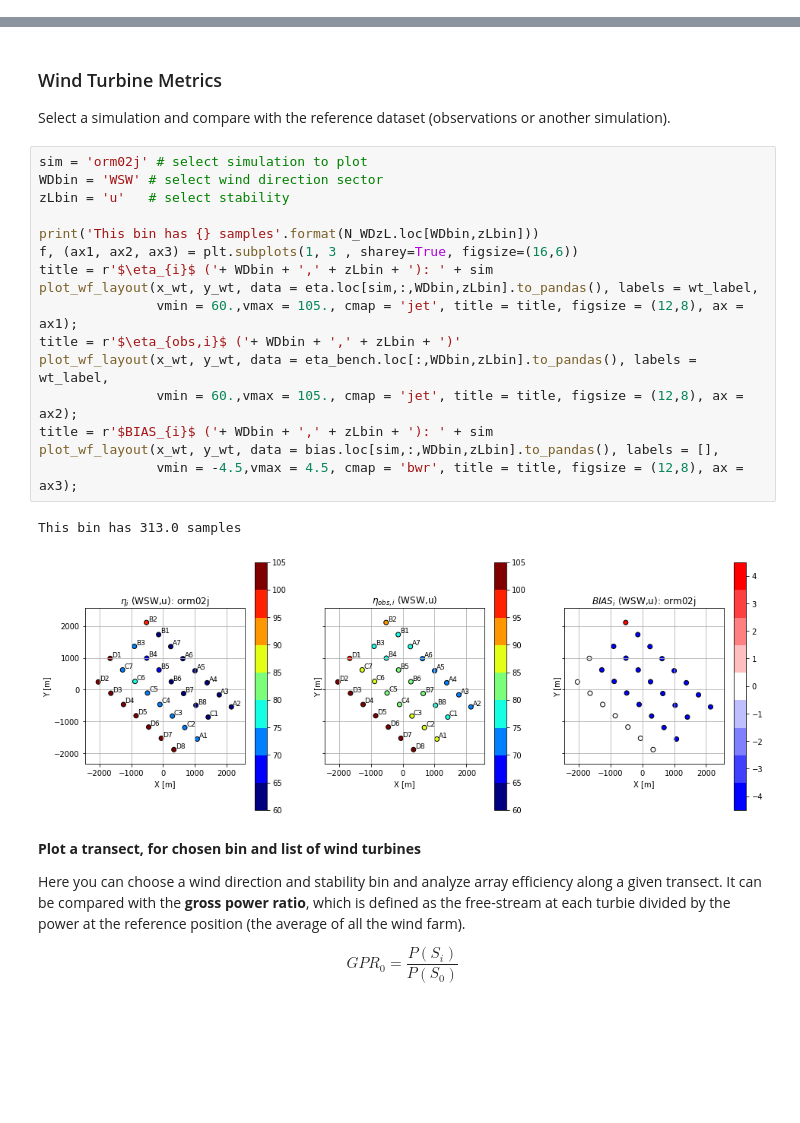
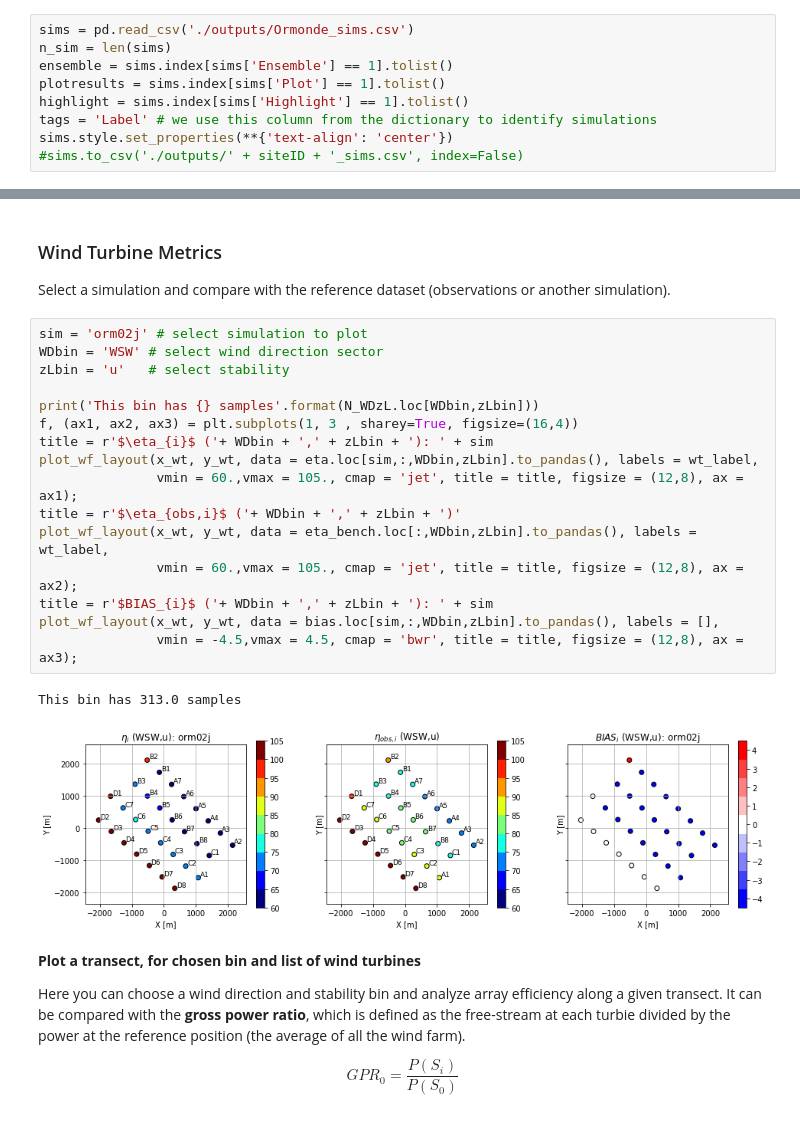
Before and after one commit to CENER-EPR/OWAbench, a Jupyter notebook: Ormonde/Ormonde_ArrayEfficiency.ipynb, the cells around one changed output, grey strips where cells are left out. Saved outputs shown, nothing was run; the diff lists cells and outputs as text; blank space fills up the shorter version.

Commit message:
Simulation table now read from csv input file in /outputs

```diff
--- a/Ormonde/Ormonde_ArrayEfficiency.ipynb
+++ b/Ormonde/Ormonde_ArrayEfficiency.ipynb
@@ -109,0 +40,9 @@ sims.style.set_properties(**{'text-align': 'center'})
+# %%
+sims = pd.read_csv('./outputs/Ormonde_sims.csv')
+n_sim = len(sims)
+ensemble = sims.index[sims['Ensemble'] == 1].tolist()
+plotresults = sims.index[sims['Plot'] == 1].tolist()
+highlight = sims.index[sims['Highlight'] == 1].tolist()
+tags = 'Label' # we use this column from the dictionary to identify simulations
+sims.style.set_properties(**{'text-align': 'center'})
+#sims.to_csv('./outputs/' + siteID + '_sims.csv', index=False)
@@ -422,22 +362,22 @@ Select a simulation and compare with the reference dataset (observations or anot
 # %%
 sim = 'orm02j' # select simulation to plot
 WDbin = 'WSW' # select wind direction sector
 zLbin = 'u'   # select stability
 
 print('This bin has {} samples'.format(N_WDzL.loc[WDbin,zLbin]))
-f, (ax1, ax2, ax3) = plt.subplots(1, 3 , sharey=True, figsize=(16,6))
+f, (ax1, ax2, ax3) = plt.subplots(1, 3 , sharey=True, figsize=(16,4))
 title = r'$\eta_{i}$ ('+ WDbin + ',' + zLbin + '): ' + sim
 plot_wf_layout(x_wt, y_wt, data = eta.loc[sim,:,WDbin,zLbin].to_pandas(), labels = wt_label,
                vmin = 60.,vmax = 105., cmap = 'jet', title = title, figsize = (12,8), ax = ax1);
 title = r'$\eta_{obs,i}$ ('+ WDbin + ',' + zLbin + ')'
 plot_wf_layout(x_wt, y_wt, data = eta_bench.loc[:,WDbin,zLbin].to_pandas(), labels = wt_label,
                vmin = 60.,vmax = 105., cmap = 'jet', title = title, figsize = (12,8), ax = ax2);
 title = r'$BIAS_{i}$ ('+ WDbin + ',' + zLbin + '): ' + sim
 plot_wf_layout(x_wt, y_wt, data = bias.loc[sim,:,WDbin,zLbin].to_pandas(), labels = [],
                vmin = -4.5,vmax = 4.5, cmap = 'bwr', title = title, figsize = (12,8), ax = ax3);
 # %% [output]
 This bin has 313.0 samples
-[figure, old version]
+[figure, new version]
 # %% [markdown]
 **Plot a transect, for chosen bin and list of wind turbines**
 
```
Also changed, not shown: parts of 8 cells of this notebook, 5 other files.
